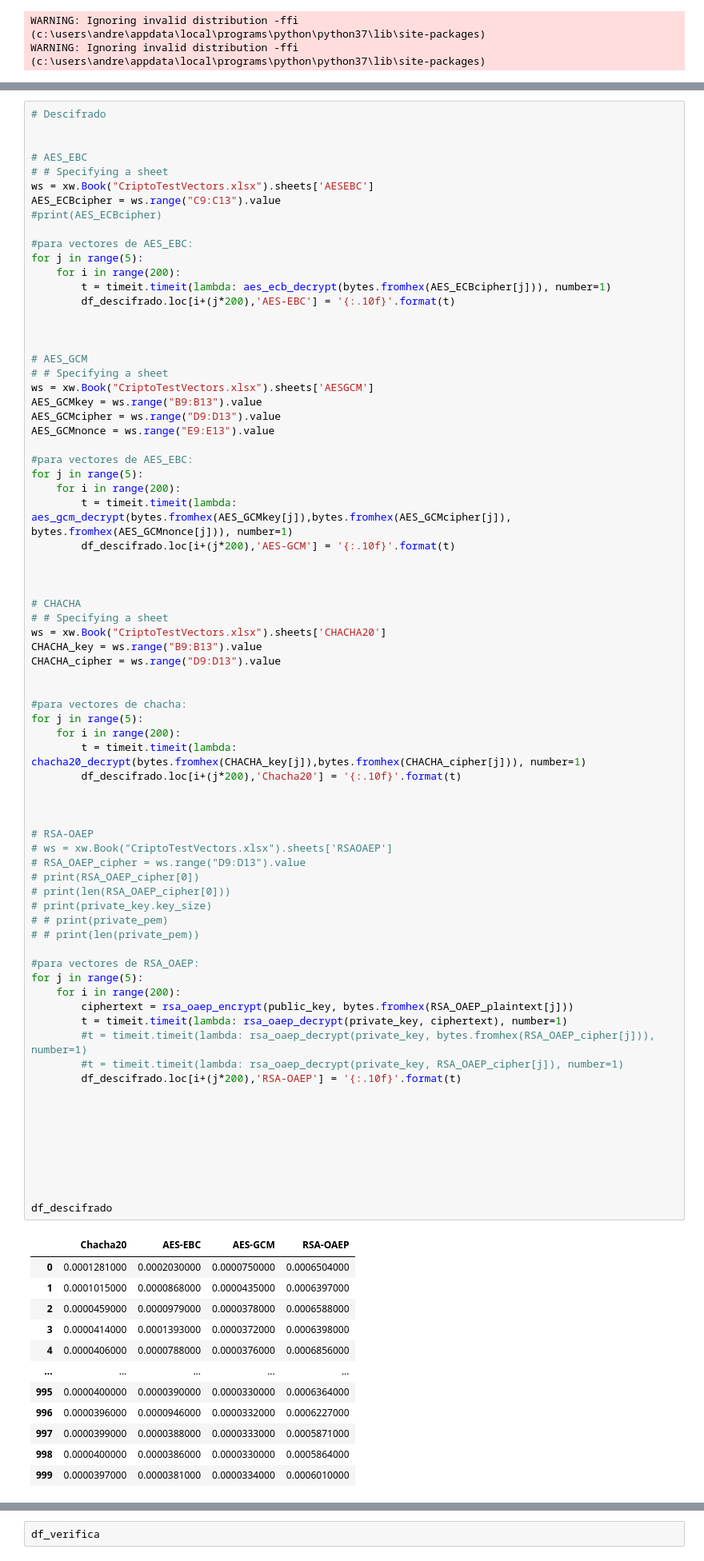
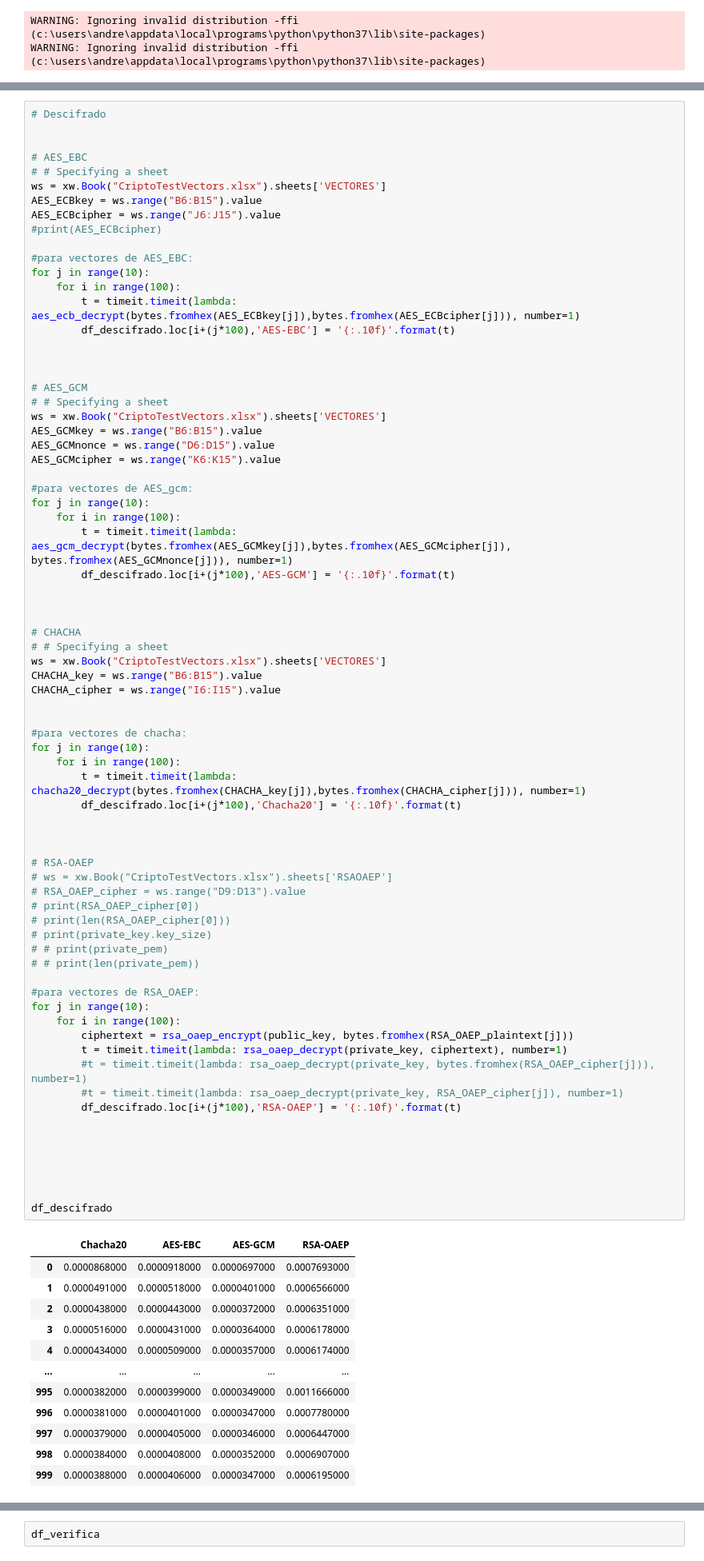
Before and after one commit to andresbasilea/Proyecto1Criptografia, a Jupyter notebook: CriptografiaProyecto1-Copy1.ipynb, the cells around one changed output, grey strips where cells are left out. Shown: that part at 80% size. Cells and saved outputs as stored; diff of their text form.

```diff
--- a/CriptografiaProyecto1-Copy1.ipynb
+++ b/CriptografiaProyecto1-Copy1.ipynb
@@ -750,87 +778,86 @@ df_cifrado
 
 # AES_EBC
 # # Specifying a sheet
-ws = xw.Book("CriptoTestVectors.xlsx").sheets['AESEBC']
-AES_ECBcipher = ws.range("C9:C13").value
+ws = xw.Book("CriptoTestVectors.xlsx").sheets['VECTORES']
+AES_ECBkey = ws.range("B6:B15").value
+AES_ECBcipher = ws.range("J6:J15").value
 #print(AES_ECBcipher)
 
 #para vectores de AES_EBC:
-for j in range(5):
-    for i in range(200):
-        t = timeit.timeit(lambda: aes_ecb_decrypt(bytes.fromhex(AES_ECBcipher[j])), number=1)
-        df_descifrado.loc[i+(j*200),'AES-EBC'] = '{:.10f}'.format(t)
+for j in range(10):
+    for i in range(100):
+        t = timeit.timeit(lambda: aes_ecb_decrypt(bytes.fromhex(AES_ECBkey[j]),bytes.fromhex(AES_ECBcipher[j])), number=1)
+        df_descifrado.loc[i+(j*100),'AES-EBC'] = '{:.10f}'.format(t)
 
 
 
 # AES_GCM
 # # Specifying a sheet
-ws = xw.Book("CriptoTestVectors.xlsx").sheets['AESGCM']
-AES_GCMkey = ws.range("B9:B13").value
-AES_GCMcipher = ws.range("D9:D13").value
-AES_GCMnonce = ws.range("E9:E13").value
+ws = xw.Book("CriptoTestVectors.xlsx").sheets['VECTORES']
+AES_GCMkey = ws.range("B6:B15").value
+AES_GCMnonce = ws.range("D6:D15").value
+AES_GCMcipher = ws.range("K6:K15").value
 
-#para vectores de AES_EBC:
-for j in range(5):
-    for i in range(200):
+#para vectores de AES_gcm:
+for j in range(10):
+    for i in range(100):
         t = timeit.timeit(lambda: aes_gcm_decrypt(bytes.fromhex(AES_GCMkey[j]),bytes.fromhex(AES_GCMcipher[j]), bytes.fromhex(AES_GCMnonce[j])), number=1)
-        df_descifrado.loc[i+(j*200),'AES-GCM'] = '{:.10f}'.format(t)
+        df_descifrado.loc[i+(j*100),'AES-GCM'] = '{:.10f}'.format(t)
 
 
 
 # CHACHA
 # # Specifying a sheet
-ws = xw.Book("CriptoTestVectors.xlsx").sheets['CHACHA20']
-CHACHA_key = ws.range("B9:B13").value
-CHACHA_cipher = ws.range("D9:D13").value
+ws = xw.Book("CriptoTestVectors.xlsx").sheets['VECTORES']
+CHACHA_key = ws.range("B6:B15").value
+CHACHA_cipher = ws.range("I6:I15").value
 
 
 #para vectores de chacha:
-for j in range(5):
-    for i in range(200):
+for j in range(10):
+    for i in range(100):
         t = timeit.timeit(lambda: chacha20_decrypt(bytes.fromhex(CHACHA_key[j]),bytes.fromhex(CHACHA_cipher[j])), number=1)
-        df_descifrado.loc[i+(j*200),'Chacha20'] = '{:.10f}'.format(t)
+        df_descifrado.loc[i+(j*100),'Chacha20'] = '{:.10f}'.format(t)
 
 
 
 # RSA-OAEP
 # ws = xw.Book("CriptoTestVectors.xlsx").sheets['RSAOAEP']
 # RSA_OAEP_cipher = ws.range("D9:D13").value
 # print(RSA_OAEP_cipher[0])
 # print(len(RSA_OAEP_cipher[0]))
 # print(private_key.key_size)
 # # print(private_pem)
 # # print(len(private_pem))
 
 #para vectores de RSA_OAEP:
-for j in range(5):
-    for i in range(200):
+for j in range(10):
+    for i in range(100):
         ciphertext = rsa_oaep_encrypt(public_key, bytes.fromhex(RSA_OAEP_plaintext[j]))
         t = timeit.timeit(lambda: rsa_oaep_decrypt(private_key, ciphertext), number=1)
         #t = timeit.timeit(lambda: rsa_oaep_decrypt(private_key, bytes.fromhex(RSA_OAEP_cipher[j])), number=1)
         #t = timeit.timeit(lambda: rsa_oaep_decrypt(private_key, RSA_OAEP_cipher[j]), number=1)
-        df_descifrado.loc[i+(j*200),'RSA-OAEP'] = '{:.10f}'.format(t)
-
-
+        df_descifrado.loc[i+(j*100),'RSA-OAEP'] = '{:.10f}'.format(t)
 
 
 
 
 
 
 df_descifrado
 # %% [output]
 |  | Chacha20 | AES-EBC | AES-GCM | RSA-OAEP |
-| 0 | 0.0001281000 | 0.0002030000 | 0.0000750000 | 0.0006504000 |
-| 1 | 0.0001015000 | 0.0000868000 | 0.0000435000 | 0.0006397000 |
-| 2 | 0.0000459000 | 0.0000979000 | 0.0000378000 | 0.0006588000 |
-| 3 | 0.0000414000 | 0.0001393000 | 0.0000372000 | 0.0006398000 |
-| 4 | 0.0000406000 | 0.0000788000 | 0.0000376000 | 0.0006856000 |
+| 0 | 0.0000868000 | 0.0000918000 | 0.0000697000 | 0.0007693000 |
+| 1 | 0.0000491000 | 0.0000518000 | 0.0000401000 | 0.0006566000 |
+| 2 | 0.0000438000 | 0.0000443000 | 0.0000372000 | 0.0006351000 |
+| 3 | 0.0000516000 | 0.0000431000 | 0.0000364000 | 0.0006178000 |
+| 4 | 0.0000434000 | 0.0000509000 | 0.0000357000 | 0.0006174000 |
 | ... | ... | ... | ... | ... |
-| 995 | 0.0000400000 | 0.0000390000 | 0.0000330000 | 0.0006364000 |
-| 996 | 0.0000396000 | 0.0000946000 | 0.0000332000 | 0.0006227000 |
-| 997 | 0.0000399000 | 0.0000388000 | 0.0000333000 | 0.0005871000 |
-| 998 | 0.0000400000 | 0.0000386000 | 0.0000330000 | 0.0005864000 |
-| 999 | 0.0000397000 | 0.0000381000 | 0.0000334000 | 0.0006010000 |
+| 995 | 0.0000382000 | 0.0000399000 | 0.0000349000 | 0.0011666000 |
+| 996 | 0.0000381000 | 0.0000401000 | 0.0000347000 | 0.0007780000 |
+| 997 | 0.0000379000 | 0.0000405000 | 0.0000346000 | 0.0006447000 |
+| 998 | 0.0000384000 | 0.0000408000 | 0.0000352000 | 0.0006907000 |
+| 999 | 0.0000388000 | 0.0000406000 | 0.0000347000 | 0.0006195000 |
 1000 rows × 4 columns
 # %% [markdown]
 # Firma Digital
```
Also changed, not shown: parts of 3 cells of this notebook, 1 other file.
